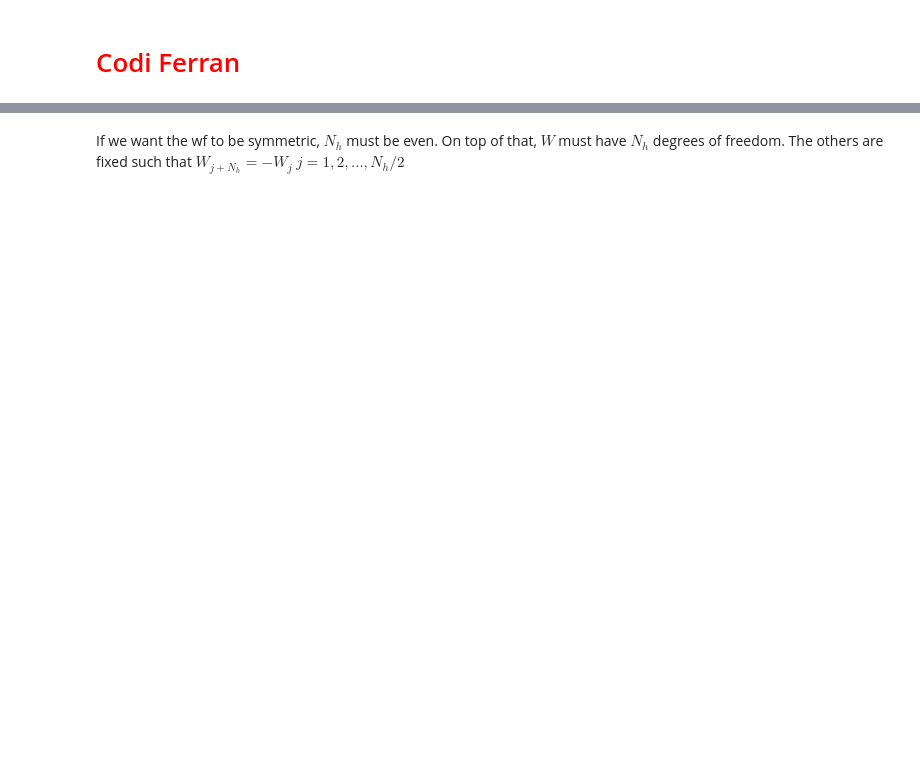
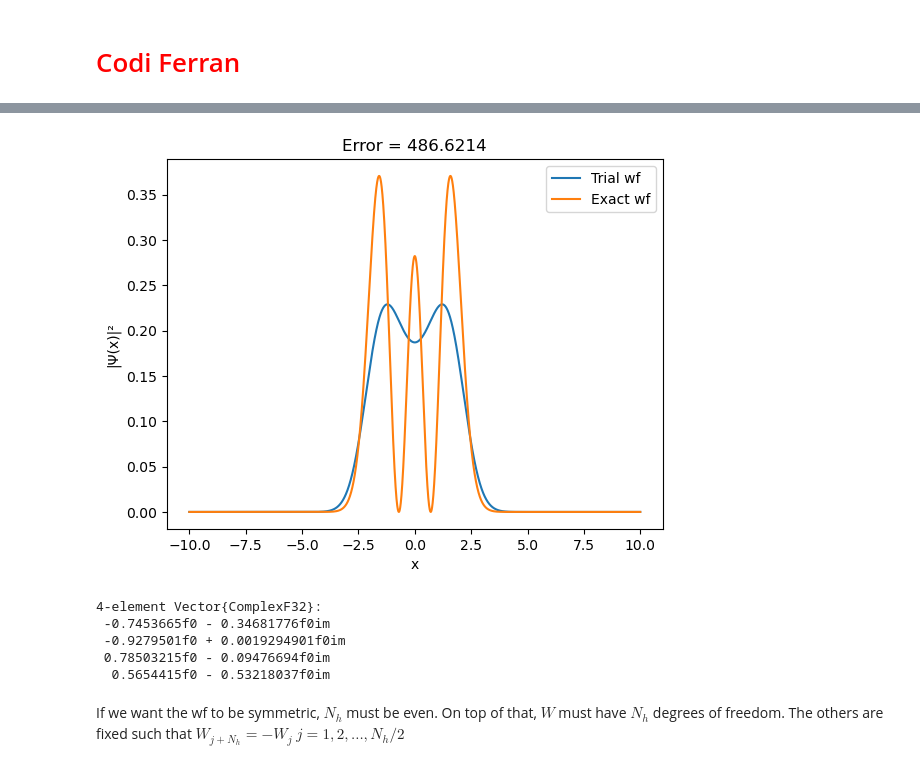
Before and after one commit to pfargas/1D-Variational-RBM, a Jupyter notebook: energy_testing_ferran.ipynb, the cells around one changed output, grey strips where cells are left out. Saved outputs shown, nothing was run; the diff lists cells and outputs as text; code cells hidden in the pictures; blank space fills up the shorter version.

```diff
--- a/energy_testing_ferran.ipynb
+++ b/energy_testing_ferran.ipynb
@@ -141,17 +172,19 @@ energy(λ, b, c, w_best)
 # %%
 clf()
 y = Complex.(ones(n))
     for i = 1:n
         y[i] = Ψ_G(x[i], λ, b, c, w_best)
     end
 
 y       = abs2.(y)/ (sum(abs2.(y))*dx)
 plot(x, y, label="Trial wf")
-Ψ_e = abs2.(Ψ_exact.(x,0))
+Ψ_e = abs2.(Ψ_exact.(x,2))
 plot(x, Ψ_e, label="Exact wf")
 legend()
 xlabel("x")
 ylabel("|Ψ(x)|²")
-title("Energy = $(round(Err,digits=4))")
+title("Error = $(round(Err,digits=4))")
 
 display(gcf())
+# %% [output]
+[figure, added]
@@ -160,3 +191,11 @@ Err
+# %%
+randn(ComplexF32, 4)
+# %% [output]
+4-element Vector{ComplexF32}:
+ -0.7453665f0 - 0.34681776f0im
+ -0.9279501f0 + 0.0019294901f0im
+ 0.78503215f0 - 0.09476694f0im
+  0.5654415f0 - 0.53218037f0im
 # %%
 energy_from_wf(Ψ_exact.(x,1),xmin, xmax, n)
 # %%
```
Also changed, not shown: parts of 6 cells of this notebook.
